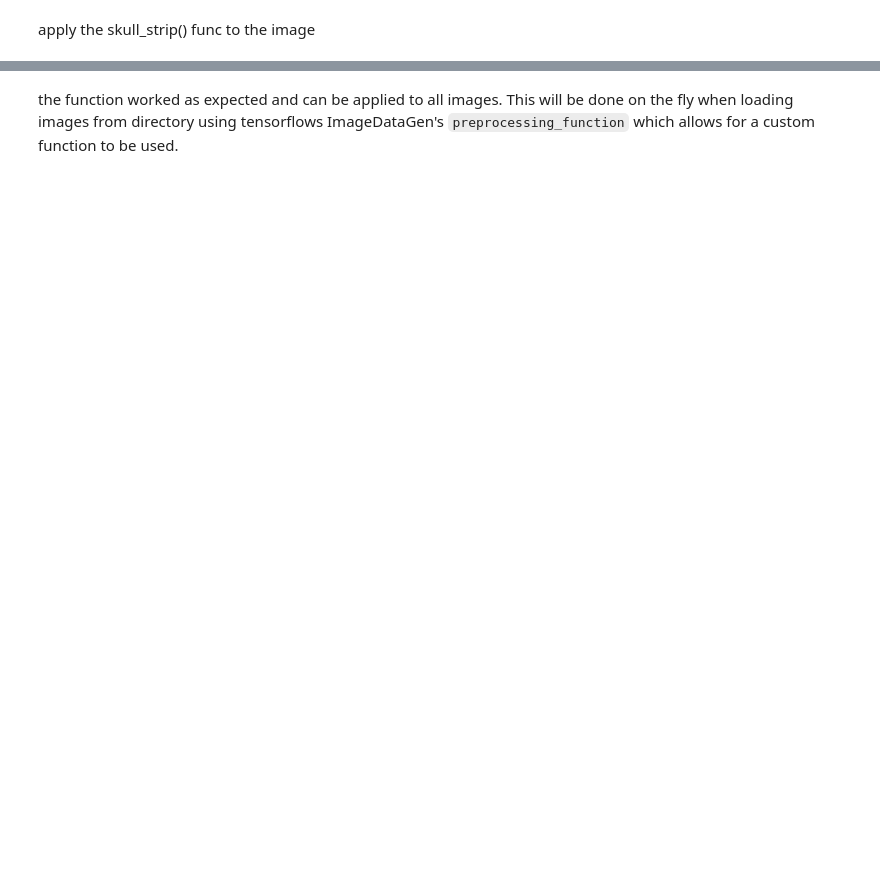
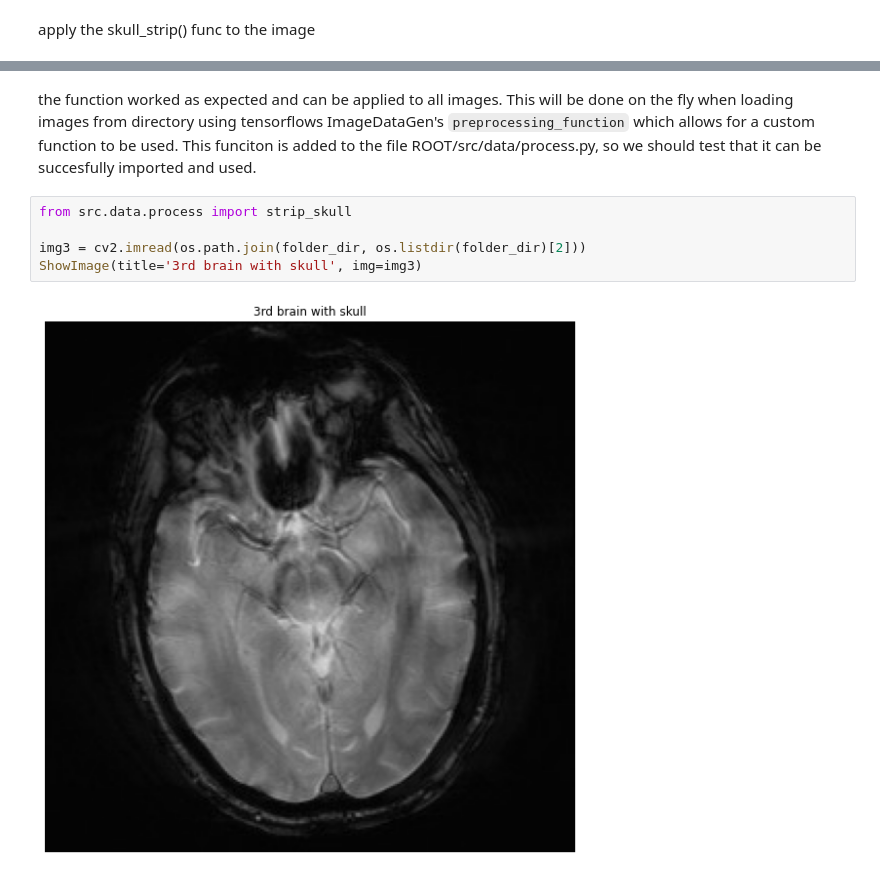
Before and after one commit to mcqueg/cnn-alzheimers, a Jupyter notebook: notebooks/skull-stripping.ipynb, the cells around one changed output, grey strips where cells are left out. Drawn from its saved outputs; the diff is of its cells as text; blank space fills up the shorter version.

Commit message:
create callable skull_strip function for processing

```diff
--- a/notebooks/skull-stripping.ipynb
+++ b/notebooks/skull-stripping.ipynb
@@ -121,2 +118,9 @@ ShowImage(title='2nd brain w/o skull', img=img2)
 # %% [markdown]
-the function worked as expected and can be applied to all images. This will be done on the fly when loading images from directory using tensorflows ImageDataGen's `preprocessing_function` which allows for a custom function to be used.
+the function worked as expected and can be applied to all images. This will be done on the fly when loading images from directory using tensorflows ImageDataGen's `preprocessing_function` which allows for a custom function to be used. This funciton is added to the file ROOT/src/data/process.py, so we should test that it can be succesfully imported and used.
+# %%
+from src.data.process import strip_skull
+
+img3 = cv2.imread(os.path.join(folder_dir, os.listdir(folder_dir)[2]))
+ShowImage(title='3rd brain with skull', img=img3)
+# %% [output]
+[figure, added]
```
Also changed, not shown: parts of 6 cells of this notebook, 1 other file.
